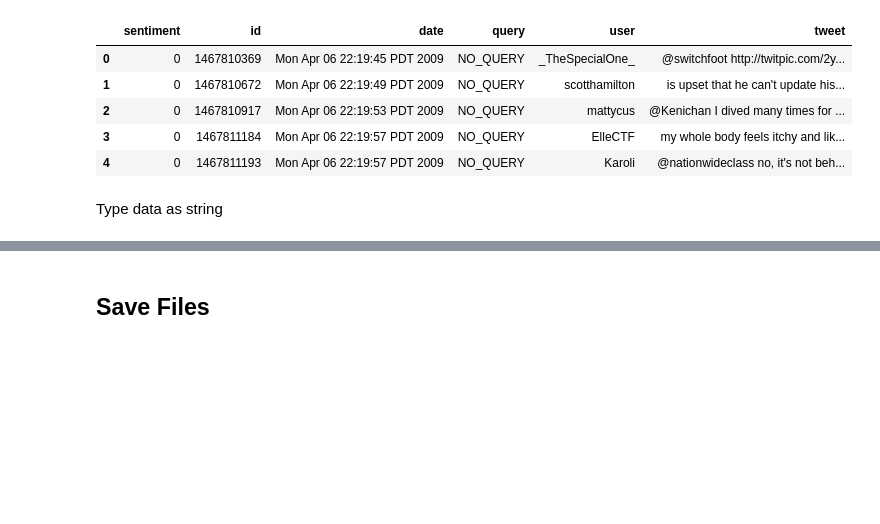
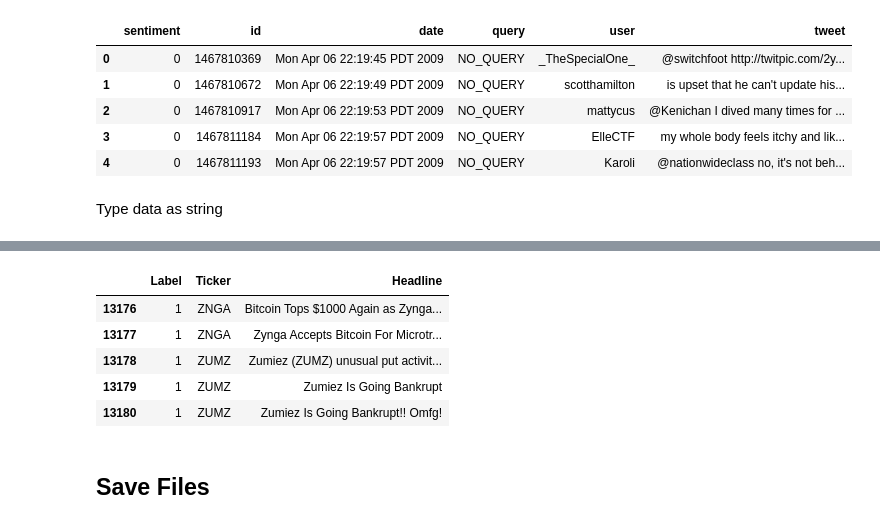
Before and after one commit to ctezna/notebooks, a Jupyter notebook: docstore_raw_preprocessed.ipynb, the cells around one changed output, grey strips where cells are left out. Cells and saved outputs as stored; diff of their text form; code cells hidden in the pictures; blank space fills up the shorter version.

```diff
--- a/docstore_raw_preprocessed.ipynb
+++ b/docstore_raw_preprocessed.ipynb
@@ -177,3 +204,13 @@ covidVaxDf.head()
+# %%
+companyData = pd.concat([nasdaq, djia])
+companyData.tail()
+# %% [output]
+|  | Label | Ticker | Headline |
+| 13176 | 1 | ZNGA | Bitcoin Tops $1000 Again as Zynga... |
+| 13177 | 1 | ZNGA | Zynga Accepts Bitcoin For Microtr... |
+| 13178 | 1 | ZUMZ | Zumiez (ZUMZ) unusual put activit... |
+| 13179 | 1 | ZUMZ | Zumiez Is Going Bankrupt |
+| 13180 | 1 | ZUMZ | Zumiez Is Going Bankrupt!! Omfg! |
 # %% [markdown]
 ## Save Files
 # %%
```
Also changed, not shown: parts of 10 cells of this notebook.
